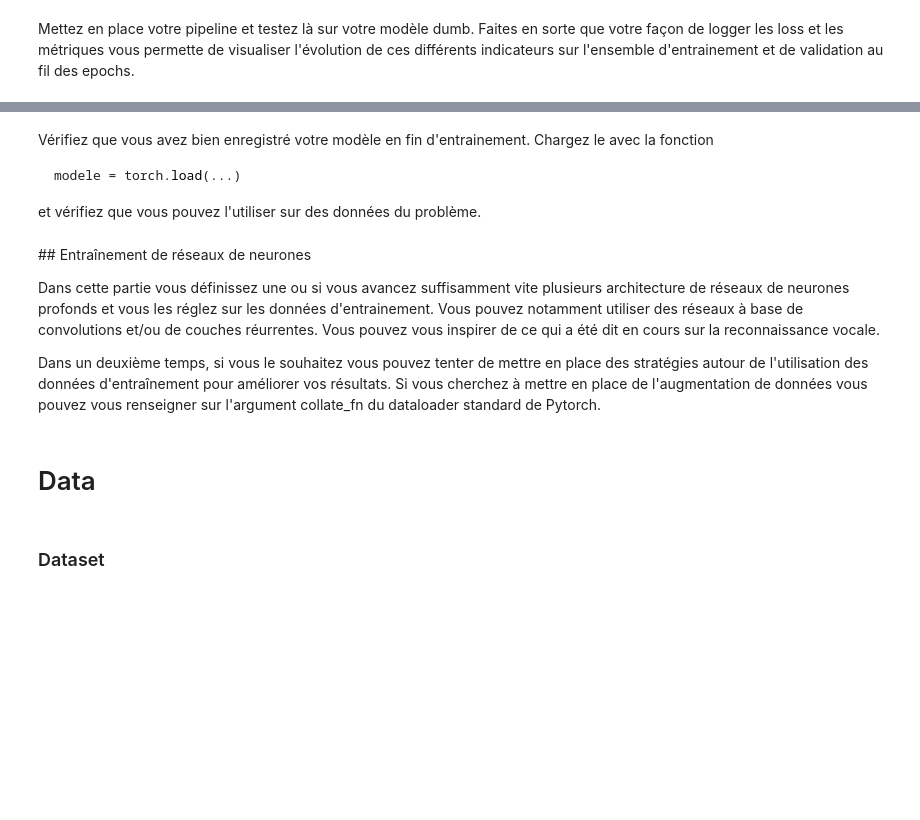
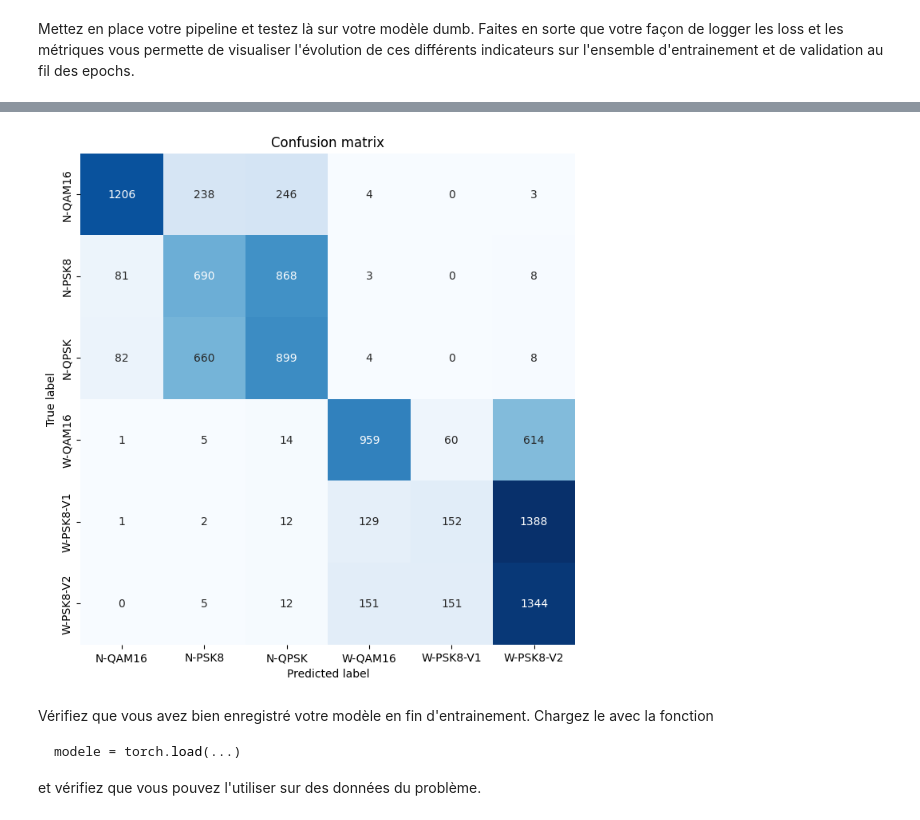
Before and after one commit to Octave-Jeanne/TP3_Deep_et_Signal, a Jupyter notebook: dlts_tp3.ipynb, the cells around one changed output, grey strips where cells are left out. Saved outputs shown, nothing was run; the diff lists cells and outputs as text; code cells hidden in the pictures; blank space fills up the shorter version.

````diff
--- a/dlts_tp3.ipynb
+++ b/dlts_tp3.ipynb
@@ -653,17 +576,40 @@ plt.show()
+# %%
+def plot_confusion_matrix(model, dataloader, device, label_to_id):
+    model.eval()
+    model.to(device)
+    y_true = []
+    y_pred = []
+
+    with torch.no_grad():
+        for batch in dataloader:
+            if len(batch) == 5: # useful later in the notebook
+                x, _, _, y, _ = [item.to(device) for item in batch]
+            else:
+                x, y = batch[0].to(device), batch[-1].to(device)
+
+            logits = model(x)
+            preds = torch.argmax(logits, dim=1)
+
+            y_true.extend(y.cpu().numpy())
+            y_pred.extend(preds.cpu().numpy())
+
+    cm = confusion_matrix(y_true, y_pred)
+    class_names = [id_to_label[i] for i in range(len(label_to_id))]
+
+    plt.figure(figsize=(8, 8))
+    sns.heatmap(cm, annot=True, fmt='d', cmap='Blues', cbar=False,
+                xticklabels=class_names, yticklabels=class_names)
+    plt.title('Confusion matrix')
+    plt.xlabel('Predicted label')
+    plt.ylabel('True label')
+    plt.show()
+# %%
+plot_confusion_matrix(dumb_model, dataloader_test, device, label_to_id)
+# %% [output]
+[figure, added]
 # %% [markdown]
 Vérifiez que vous avez bien enregistré votre modèle en fin d'entrainement. Chargez le avec la fonction
 ```python
 modele = torch.load(...)
 ```
 et vérifiez que vous pouvez l'utiliser sur des données du problème.
-# %% [markdown]
-## Entraînement de réseaux de neurones
-
-Dans cette partie vous définissez une ou si vous avancez suffisamment vite plusieurs architecture de réseaux de neurones profonds et vous les réglez sur les données d'entrainement.
-Vous pouvez notamment utiliser des réseaux à base de convolutions et/ou de couches réurrentes. Vous pouvez vous inspirer de ce qui a été dit en cours sur la reconnaissance vocale.
-
-Dans un deuxième temps, si vous le souhaitez vous pouvez tenter de mettre en place des stratégies autour de l'utilisation des données d'entraînement pour améliorer vos résultats. Si vous cherchez à mettre en place de l'augmentation de données vous pouvez vous renseigner sur l'argument collate_fn du dataloader standard de Pytorch.
-# %% [markdown]
-# Data
-# %% [markdown]
-### Dataset
````
Also changed, not shown: parts of 118 cells of this notebook.
